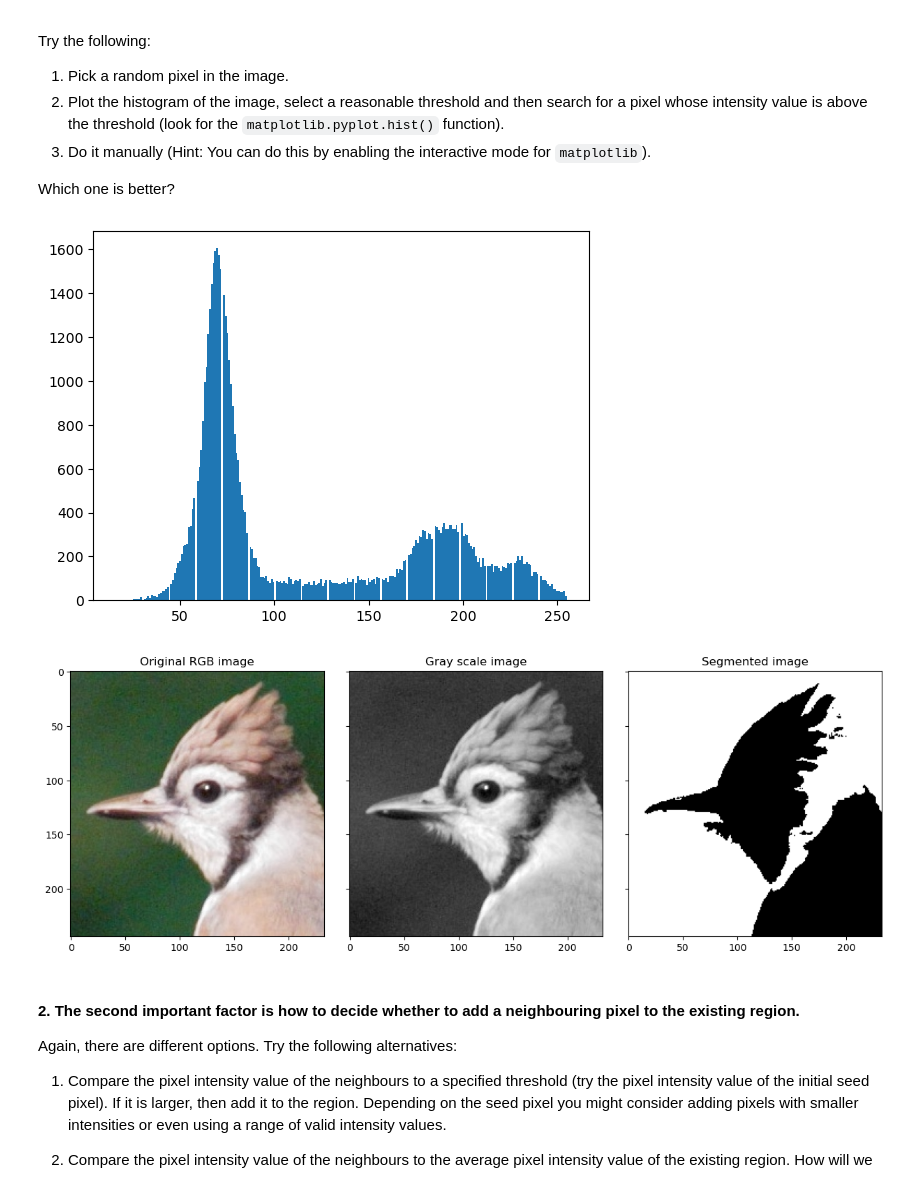
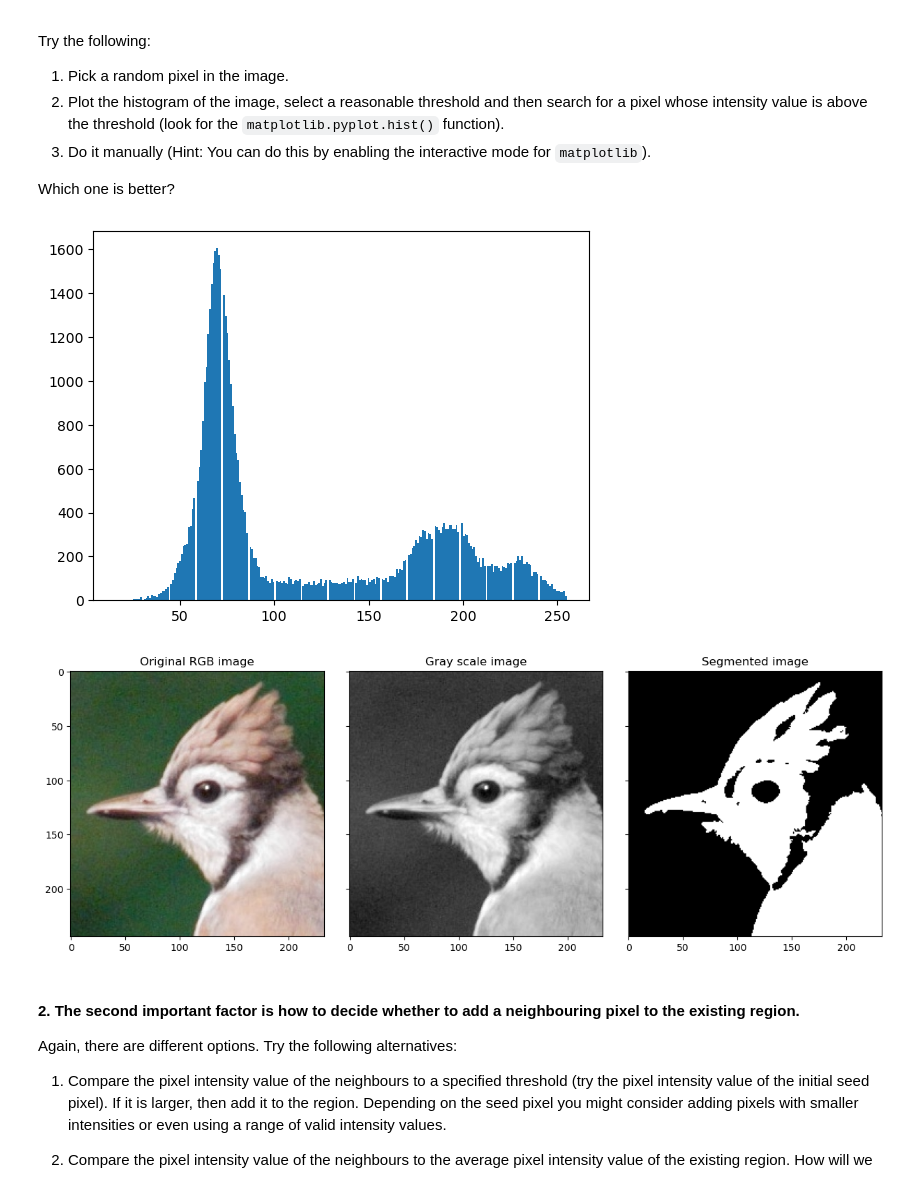
Before and after one commit to Kim-Xerxes/Image-Processing-Labs, a Jupyter notebook: labs/week_4.ipynb, the cells around one changed output. Saved outputs shown, nothing was run; the diff lists cells and outputs as text; code cells hidden in the pictures.

```diff
--- a/labs/week_4.ipynb
+++ b/labs/week_4.ipynb
@@ -116,27 +116,30 @@ Try the following:
 
 Which one is better?
 # %%
-tmp = plt.hist(gray_img.ravel(), 256)
+# Plot histogram of gray image.
+tmp = plt.hist(gray_img.flatten(), 256)
 H, W = gray_img.shape
+# Select a random seed
 x, y = [np.random.randint(H), np.random.randint(W)]
-seg_img = region_growing(gray_img, x, y, thresh=np.argsort(-tmp[0])[0]+1, connectedness=4)
+# Select the threshold. From histogram, there is a peak around 50~100, which means a lot of information apart from the background gathers there.
+seg_img = region_growing(gray_img, x, y, thresh=100, connectedness=4)
 
 # Show Original and segmented image
 fig, axis = plt.subplots(1, 3, figsize=(15,10), sharey=True)
 fig.subplots_adjust(wspace=0.1, hspace=0.05)
 axis[0].imshow(img)
 axis[0].set_title('Original RGB image')
 
 axis[1].imshow(gray_img, 'gray')
 axis[1].set_title('Gray scale image')
 
 axis[2].imshow(seg_img, 'gray')
 axis[2].set_title('Segmented image')
 
 plt.show()
 # %% [output]
 [figure]
-[figure, old version]
+[figure, new version]
 # %% [markdown]
 #### 2. The second important factor is how to decide whether to add a neighbouring pixel to the existing region.
 
```
Also changed, not shown: parts of 5 cells of this notebook, 1 other file.
